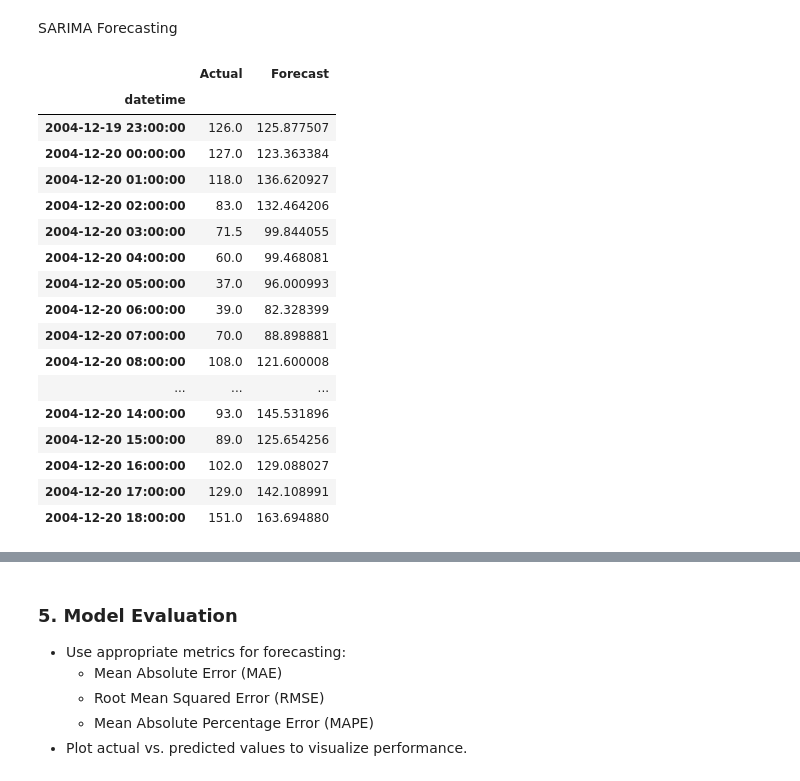
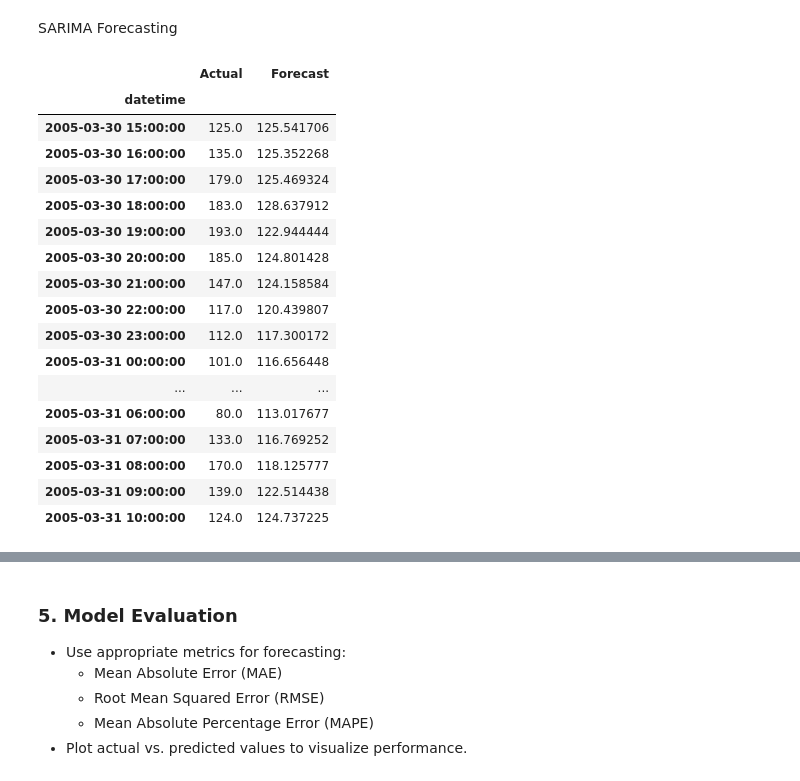
Before and after one commit to avimallik/co_and_no2_time_series_forecasting, a Jupyter notebook: co_and_no2_time_series_forecasting.ipynb, the cells around one changed output, grey strips where cells are left out. Drawn from its saved outputs; the diff is of its cells as text; code cells hidden in the pictures.

```diff
--- a/co_and_no2_time_series_forecasting.ipynb
+++ b/co_and_no2_time_series_forecasting.ipynb
@@ -532,16 +495,14 @@ memory usage: 550.8 KB
 # %%
-# train and test split
-X_train_co, X_test_co, y_train_co, y_test_co = train_test_split(X_of_co,
-                                                                y_of_co,
-                                                                test_size=0.30,
-                                                                random_state=2,
-                                                                shuffle=False)
-
-X_train_no2, X_test_no2, y_train_no2, y_test_no2 = train_test_split(X_of_no2,
-                                                                    y_of_no2,
-                                                                    test_size=0.30,
-                                                                    random_state=2,
-                                                                    shuffle=False)
+class UniTrainTestSplit:
+    def uniSize(self, dfs):
+        uni_train_size = len(dfs) - 120
+        uni_train = dfs.iloc[:uni_train_size]
+        uni_test = dfs.iloc[uni_train_size:]
+        frame = {
+            'uni_train_s': uni_train,
+            'uni_test_s': uni_test
+        }
+        return frame
 # %% [markdown]
 ### 4. Time-Series Forecasting
 - Train separate models for **CO(GT)** and **NO₂(GT)**.
@@ -639,9 +692,8 @@ p_season_no2 = 1
 # %%
 # SARIMA Model training
 class ModelSARIMA:
-    def model_sarima(self, X, y, p, d, q, P, D, Q, S):
+    def model_sarima(self, y, p, d, q, P, D, Q, S):
          return SARIMAX(y,
-                        exog=X,
                         order=(p, d, q),
                         seasonal_order=(P, D, Q, S),
                         enforce_stationarity=False,
@@ -673,9 +727,12 @@ Covariance Type:                    opg
 Warnings:
 [1] Covariance matrix calculated using the outer product of gradients (complex-step).
 # %%
+obj = UniTrainTestSplit()
+y_train_uni_no2 = obj.uniSize(y_of_no2_uni)['uni_train_s']
+
 obj_no2_sarima_model = ModelSARIMA()
-no2_result = obj_no2_sarima_model.model_sarima(X_train_no2,
-                                               y_train_no2, 0, 1, 1,
-                                               1, 0, 0, 24).fit(disp=False)
+no2_result = obj_no2_sarima_model.model_sarima(y_train_uni_no2,
+                                               0, 1, 1,
+                                               1, 0, 1, 24).fit(disp=False)
 print(no2_result.summary())
 # %% [output]
@@ -703,8 +760,8 @@ class TimeSeriesForecaster:
     def __init__(self):
         self.results = {}
 
-    def run_forecast(self, yTest, xTest, model_result, name):
-        tag_forecast = model_result.get_forecast(steps=len(yTest), exog=xTest)
+    def run_forecast(self, yTest, model_result, name):
+        tag_forecast = model_result.get_forecast(steps=len(yTest))
 
         self.results[name] = {
             'y_forecast': tag_forecast.predicted_mean,
@@ -717,26 +774,28 @@ class TimeSeriesForecaster:
 
         return self.results[name]['forecast_df']
 # %%
+test_no2 = obj.uniSize(y_of_no2_uni)['uni_test_s']
+
 forecasting = TimeSeriesForecaster()
-df_forecast_no2 = forecasting.run_forecast(y_test_no2, X_test_no2, no2_result, 'NO2')
+df_forecast_no2 = forecasting.run_forecast(test_no2, no2_result, 'NO2')
 df_forecast_no2.head(20)
 # %% [output]
 |  | Actual | Forecast |
 | datetime |  |  |
-| 2004-12-19 23:00:00 | 126.0 | 125.877507 |
-| 2004-12-20 00:00:00 | 127.0 | 123.363384 |
-| 2004-12-20 01:00:00 | 118.0 | 136.620927 |
-| 2004-12-20 02:00:00 | 83.0 | 132.464206 |
-| 2004-12-20 03:00:00 | 71.5 | 99.844055 |
-| 2004-12-20 04:00:00 | 60.0 | 99.468081 |
-| 2004-12-20 05:00:00 | 37.0 | 96.000993 |
-| 2004-12-20 06:00:00 | 39.0 | 82.328399 |
-| 2004-12-20 07:00:00 | 70.0 | 88.898881 |
-| 2004-12-20 08:00:00 | 108.0 | 121.600008 |
+| 2005-03-30 15:00:00 | 125.0 | 125.541706 |
+| 2005-03-30 16:00:00 | 135.0 | 125.352268 |
+| 2005-03-30 17:00:00 | 179.0 | 125.469324 |
+| 2005-03-30 18:00:00 | 183.0 | 128.637912 |
+| 2005-03-30 19:00:00 | 193.0 | 122.944444 |
+| 2005-03-30 20:00:00 | 185.0 | 124.801428 |
+| 2005-03-30 21:00:00 | 147.0 | 124.158584 |
+| 2005-03-30 22:00:00 | 117.0 | 120.439807 |
+| 2005-03-30 23:00:00 | 112.0 | 117.300172 |
+| 2005-03-31 00:00:00 | 101.0 | 116.656448 |
 | ... | ... | ... |
-| 2004-12-20 14:00:00 | 93.0 | 145.531896 |
-| 2004-12-20 15:00:00 | 89.0 | 125.654256 |
-| 2004-12-20 16:00:00 | 102.0 | 129.088027 |
-| 2004-12-20 17:00:00 | 129.0 | 142.108991 |
-| 2004-12-20 18:00:00 | 151.0 | 163.694880 |
+| 2005-03-31 06:00:00 | 80.0 | 113.017677 |
+| 2005-03-31 07:00:00 | 133.0 | 116.769252 |
+| 2005-03-31 08:00:00 | 170.0 | 118.125777 |
+| 2005-03-31 09:00:00 | 139.0 | 122.514438 |
+| 2005-03-31 10:00:00 | 124.0 | 124.737225 |
 # %%
```
Also changed, not shown: parts of 15 cells of this notebook.
